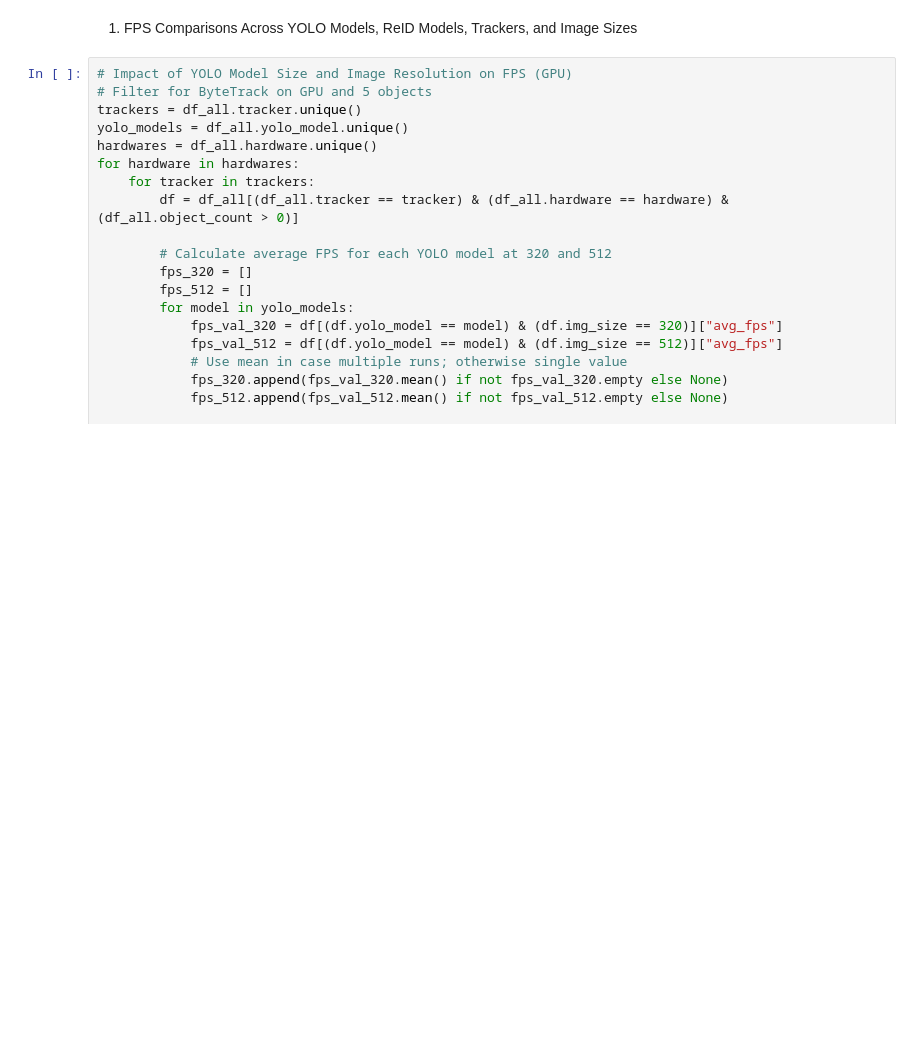
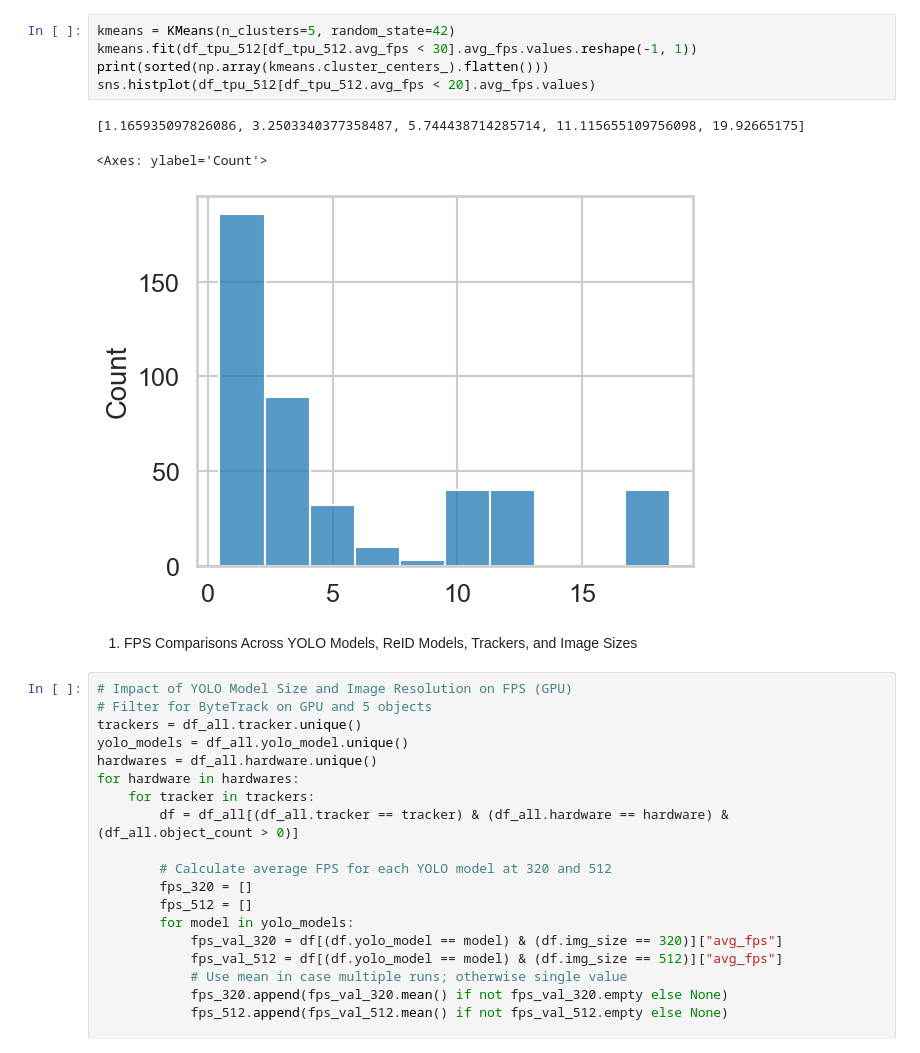
Before and after one commit to lalayants/boxmot, a Jupyter notebook: benchmark_scripts/compare.ipynb, the cells around one changed output. Drawn from its saved outputs; the diff is of its cells as text; blank space fills up the shorter version.

```diff
--- a/benchmark_scripts/compare.ipynb
+++ b/benchmark_scripts/compare.ipynb
@@ -42,3 +53,12 @@ df_all.sample(5)
+# %%
+kmeans = KMeans(n_clusters=5, random_state=42)
+kmeans.fit(df_tpu_512[df_tpu_512.avg_fps < 30].avg_fps.values.reshape(-1, 1))
+print(sorted(np.array(kmeans.cluster_centers_).flatten()))
+sns.histplot(df_tpu_512[df_tpu_512.avg_fps < 20].avg_fps.values)
+# %% [output]
+[1.165935097826086, 3.2503340377358487, 5.744438714285714, 11.115655109756098, 19.92665175]
+<Axes: ylabel='Count'>
+[figure, added]
 # %% [markdown]
 1. FPS Comparisons Across YOLO Models, ReID Models, Trackers, and Image Sizes
 # %%
```
Also changed, not shown: parts of 2 cells of this notebook.
